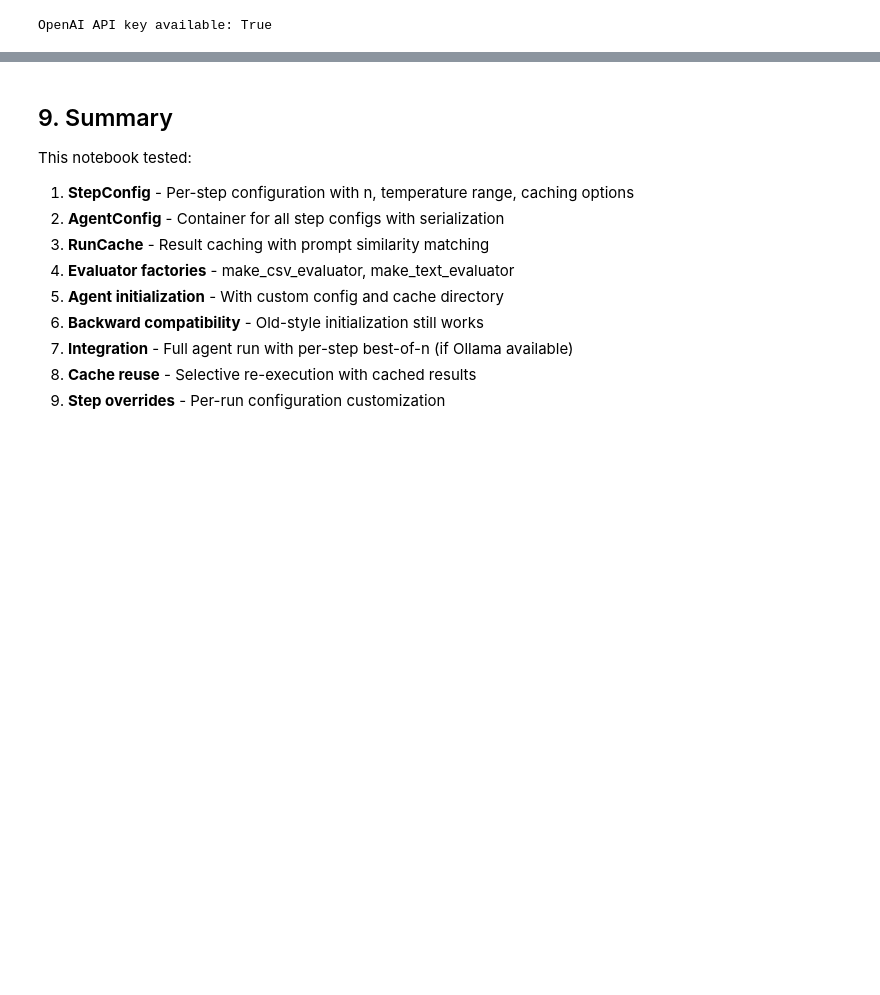
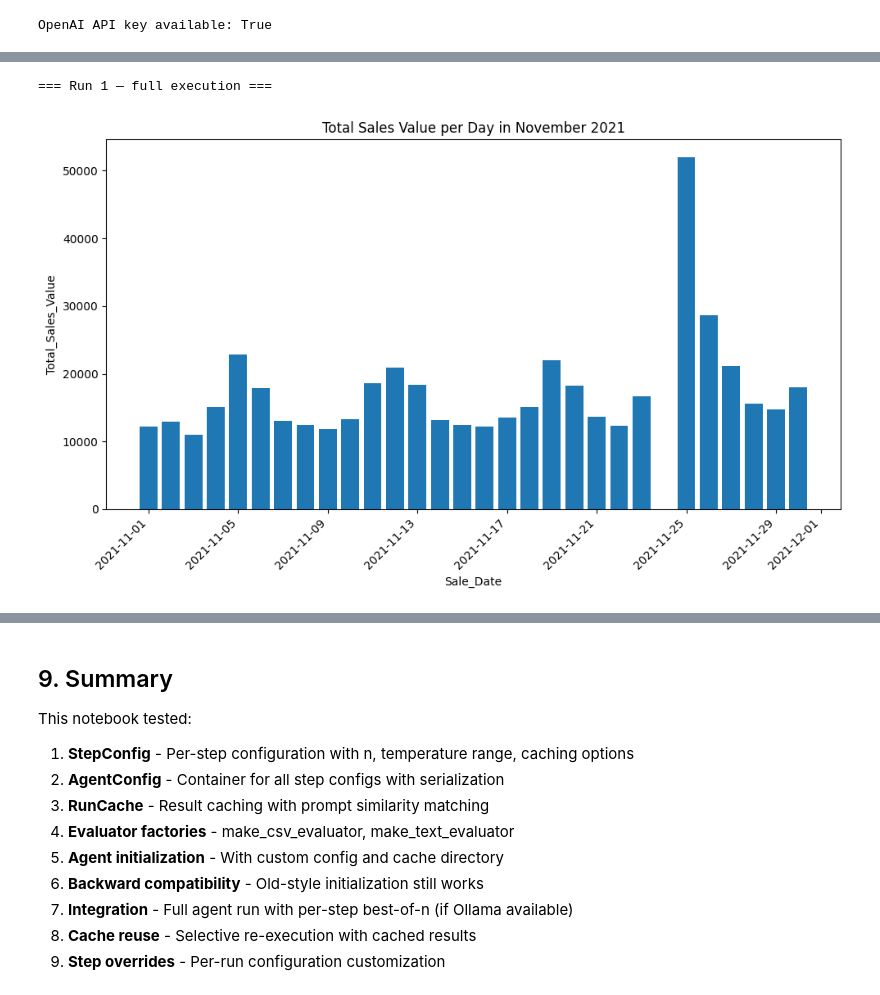
Before and after one commit to FilippoRiva/arco, a Jupyter notebook: test_per_step_config.ipynb, the cells around one changed output, grey strips where cells are left out. Cells and saved outputs as stored; diff of their text form; code cells hidden in the pictures; blank space fills up the shorter version.

```diff
--- a/test_per_step_config.ipynb
+++ b/test_per_step_config.ipynb
@@ -446,15 +430,22 @@ if OPENAI_AVAILABLE:
 
     cache_dir = tempfile.mkdtemp(prefix="cache_reuse_test_")
 
+    # Test text evaluator factory
+    ground_truth = "The total sales in November 2021 were $499.984,43."
+    text_eval = make_text_evaluator(ground_truth, metric="bleu")
+
     config = AgentConfig(model="gpt-4o-mini", provider="openai")
     config.analyzing_data.n = 2
+    config.analyzing_data.eval_fn = text_eval # needed for scoring the results
+    config.analyzing_data.temp_min = 0.1
+    config.analyzing_data.temp_max = 0.7
 
     agent = SalesDataAgent(agent_config=config, cache_dir=cache_dir)
 
     # First run - fresh execution
     print("\n--- First run (fresh) ---")
     result1 = agent.run(
-        "Show me the sales in Nov 2021",
+        "What were the total sales in November 2021?",
         no_vis=True,
         save_results=True
     )
@@ -467,7 +458,7 @@ if OPENAI_AVAILABLE:
     config.analyzing_data.cache_mode = "force_fresh"  # Re-run analysis
 
     result2 = agent.run(
-        "Show me the sales in Nov 2021",
+        "What were the total sales in November 2021?",
         no_vis=True,
         reuse_from=run_id,
         save_results=True
@@ -547,0 +605,11 @@ Override run completed!
+# %%
+# Plot from the first run
+code_run1 = result1.get("answer", [])[-1]
+data_df   = result1.get("data_df")
+config    = result1.get("chart_config")      # ← mancava questo
+
+print("=== Run 1 — full execution ===")
+exec(code_run1, {"data_df": data_df, "config": config})
+# %% [output]
+=== Run 1 — full execution ===
+[figure, added]
```
Also changed, not shown: parts of 10 cells of this notebook, 2 other files.
